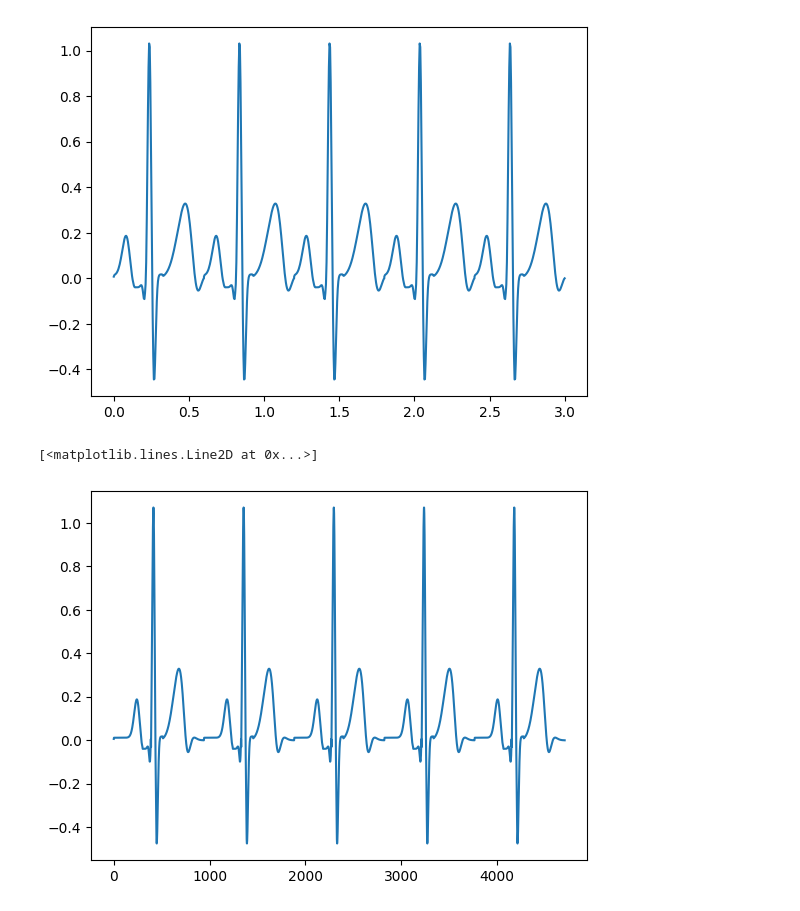
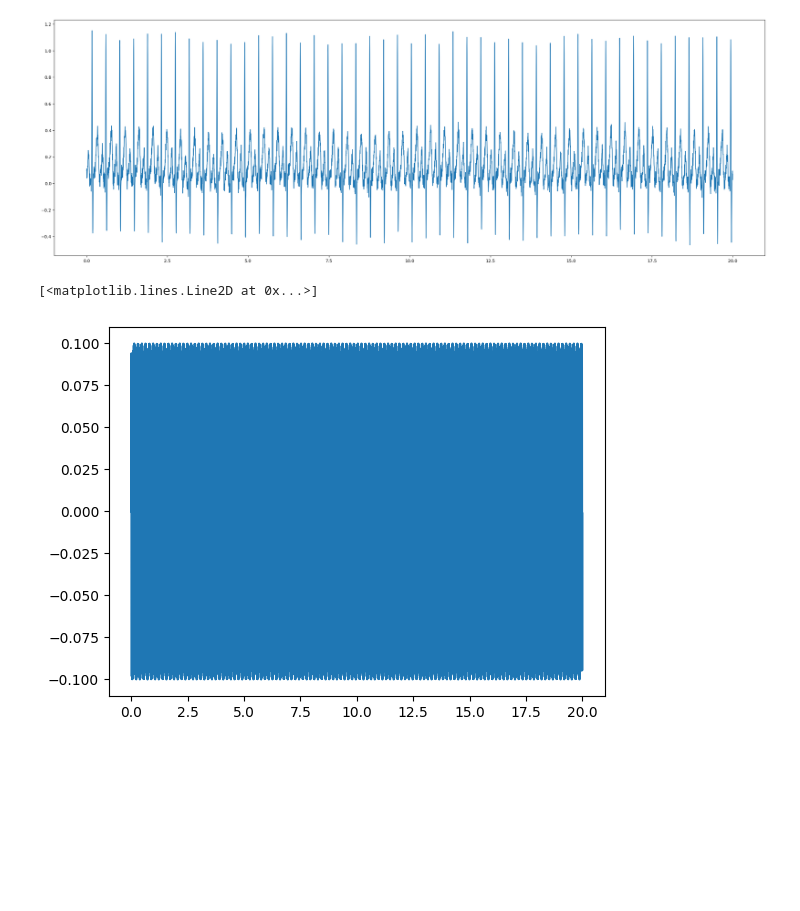
Before and after one commit to wprusak/ECG_simulator, a Jupyter notebook: ecg_v1.ipynb, the cells around one changed output. Saved outputs shown, nothing was run; the diff lists cells and outputs as text; code cells hidden in the pictures; blank space fills up the shorter version.

```diff
--- a/ecg_v1.ipynb
+++ b/ecg_v1.ipynb
@@ -102,5 +100,0 @@ plt.plot(t,s)
-# %%
-plt.plot(np.concatenate([t+i*0.6 for i in range(5)]),np.concatenate([s for i in range(5)]))
-plt.show()
-# %% [output]
-[figure, removed]
@@ -111,5 +101,42 @@ signalnoisy = signal10periods + np.random.random(len(signal10periods)) * 0
-# %%
-plt.plot(signalnoisy)
-# %% [output]
-[<matplotlib.lines.Line2D at 0x...>]
-[figure, removed]
+# %%
+def createEcg(maxTime,hearthRate=60,samplingRate=256,networkNoise = 0,noise = 0,breathFreq = 0.2,breathAmplitude = 0):
+    A = [[-0.313,	-4.680,	1.057,	-0.500,	0.345],
+    [0.373	,4.726	,0.690	,0.228	,-0.223]]
+    T = [[282.660,	87.180,	30.640,	11.120,	177.252],
+        [264.160,	88.000,	15.400,	1.000,	248.027]]
+    S = [[	43.672,	19.990,	14.110,	18.060,	92.944],
+            [50.571,	20.580,	14.110,	5.676,	46.880]]
+    Lengths = [300,88,48,77,429]
+    C = [[0.011,-0.04,-0.27,0.017,-0.001],
+        [0,0,0,0,0]]
+
+    signal = generateBaseEcg(Lengths,A,T,S,C)
+    s = addFlat(signal,hearthRate,samplingRate)
+    sOut = s
+    tOut = calculateTime(sOut,samplingRate)
+    while tOut[-1] < maxTime :
+        sOut = np.concatenate([sOut,s])
+        tOut = calculateTime(sOut,samplingRate)
+    while tOut[-1] > maxTime:
+        tOut = tOut[:-1]
+        sOut = sOut[:-1]
+
+    if networkNoise >0 :
+        sOut = sOut + networkNoise*np.sin(2*np.pi*50*tOut)
+    if noise >0 :
+        sOut = sOut + np.random.random(len(sOut))*noise
+    if breathAmplitude >0:
+        sOut = sOut + np.sin(2*np.pi*breathFreq*tOut)*breathAmplitude
+
+    return tOut,sOut
+# %%
+
+t,s = createEcg(20,140,256,networkNoise=0.02,noise = 0.1,breathAmplitude=0.02)
+plt.figure(figsize=(30,10))
+plt.plot(t,s)
+plt.show()
+plt.plot(t,0.1*np.sin(2*np.pi*50*t))
+# %% [output]
+[figure, added]
+[<matplotlib.lines.Line2D at 0x...>]
+[figure, added]
```
Also changed, not shown: parts of 8 cells of this notebook, 1 other file.
